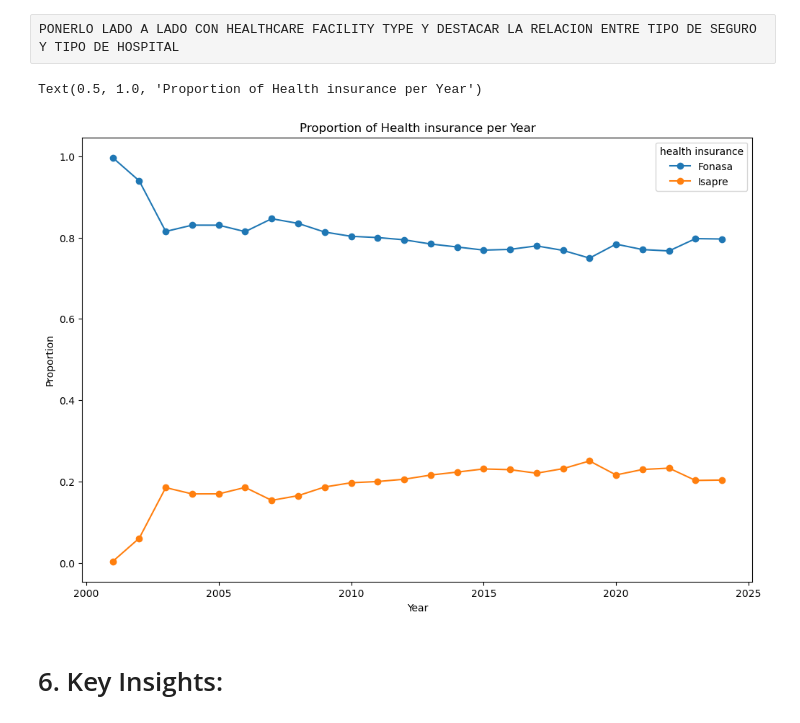
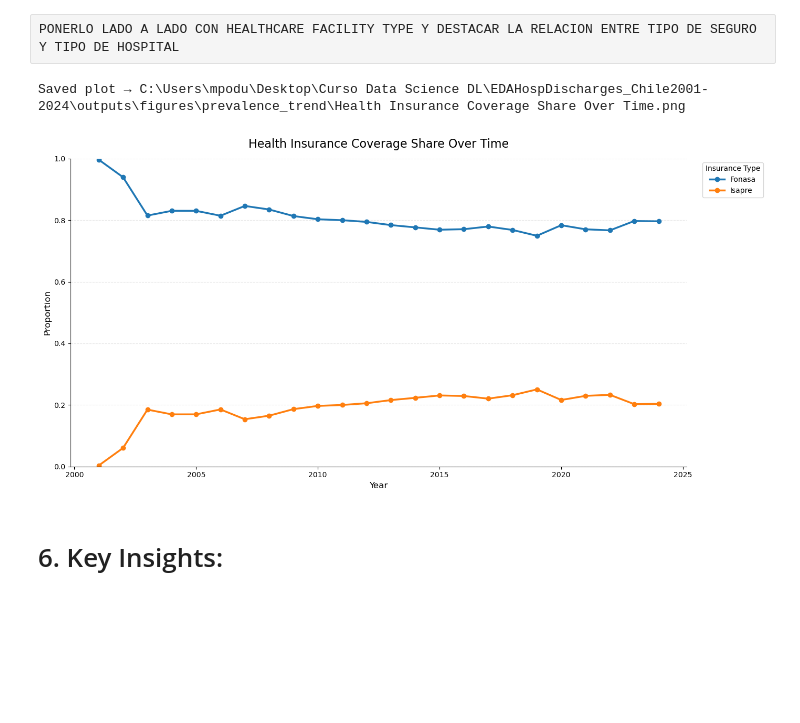
Before and after one commit to mirkopodunavak1996/EDAHospDischarges_Chile2001-2024, a Jupyter notebook: notebooks/General_Analysis_2001-2024_Bivariate(2).ipynb, the cells around one changed output. Cells and saved outputs as stored; diff of their text form; code cells hidden in the pictures; blank space fills up the shorter version.

```diff
--- a/notebooks/General_Analysis_2001-2024_Bivariate(2).ipynb
+++ b/notebooks/General_Analysis_2001-2024_Bivariate(2).ipynb
@@ -289,15 +352,44 @@ Simple bar chart, stacked bar, or heatmap.
 # EXPORT PLOT
 # %% [raw]
 PONERLO LADO A LADO CON HEALTHCARE FACILITY TYPE Y DESTACAR LA RELACION ENTRE TIPO DE SEGURO Y TIPO DE HOSPITAL
-# %%
-# line chart with proportion evolution of discharges per insurance per year
-ax = normalized_pair2.plot(kind="line", marker = "o", figsize=(12,8))
-ax.set_ylabel("Proportion")
-ax.set_xlabel("Year")
-ax.set_title("Proportion of Health insurance per Year")
-# %% [output]
-Text(0.5, 1.0, 'Proportion of Health insurance per Year')
-[figure, removed]
+# %%
+fig, ax = plt.subplots(figsize=(14, 7))
+
+normalized_pair2.plot(
+    kind="line",
+    marker="o",
+    linewidth=2.5,
+    ax=ax
+)
+
+ax.set_title(
+    "Health Insurance Coverage Share Over Time",
+    fontsize=16,
+    pad=15
+)
+
+ax.set_xlabel("Year", fontsize=12)
+ax.set_ylabel("Proportion", fontsize=12)
+
+ax.set_ylim(0, 1)
+
+ax.grid(axis="y", linestyle="--", alpha=0.3)
+
+ax.legend(
+    title="Insurance Type",
+    bbox_to_anchor=(1.02, 1),
+    loc="upper left"
+)
+
+ax.spines["top"].set_visible(False)
+ax.spines["right"].set_visible(False)
+
+plt.tight_layout()
+
+save_plot("prevalence_trend", "Health Insurance Coverage Share Over Time")
+# %% [output]
+Saved plot → C:\Users\mpodu\Desktop\Curso Data Science DL\EDAHospDischarges_Chile2001-2024\outputs\figures\prevalence_trend\Health Insurance Coverage Share Over Time.png
+[figure, added]
 # %% [markdown]
 # 6. Key Insights:
 # %% [raw]
```
Also changed, not shown: parts of 59 cells of this notebook.
